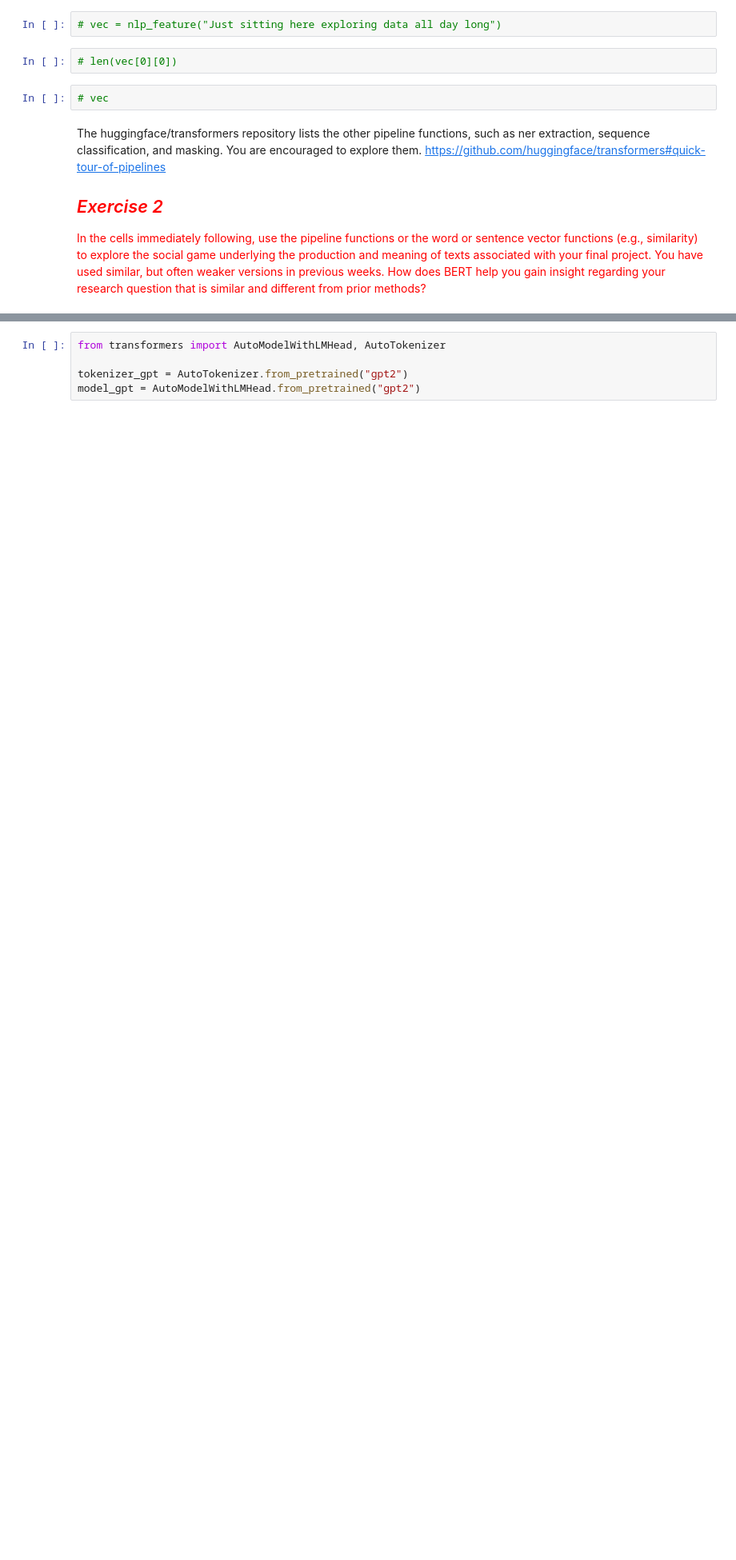
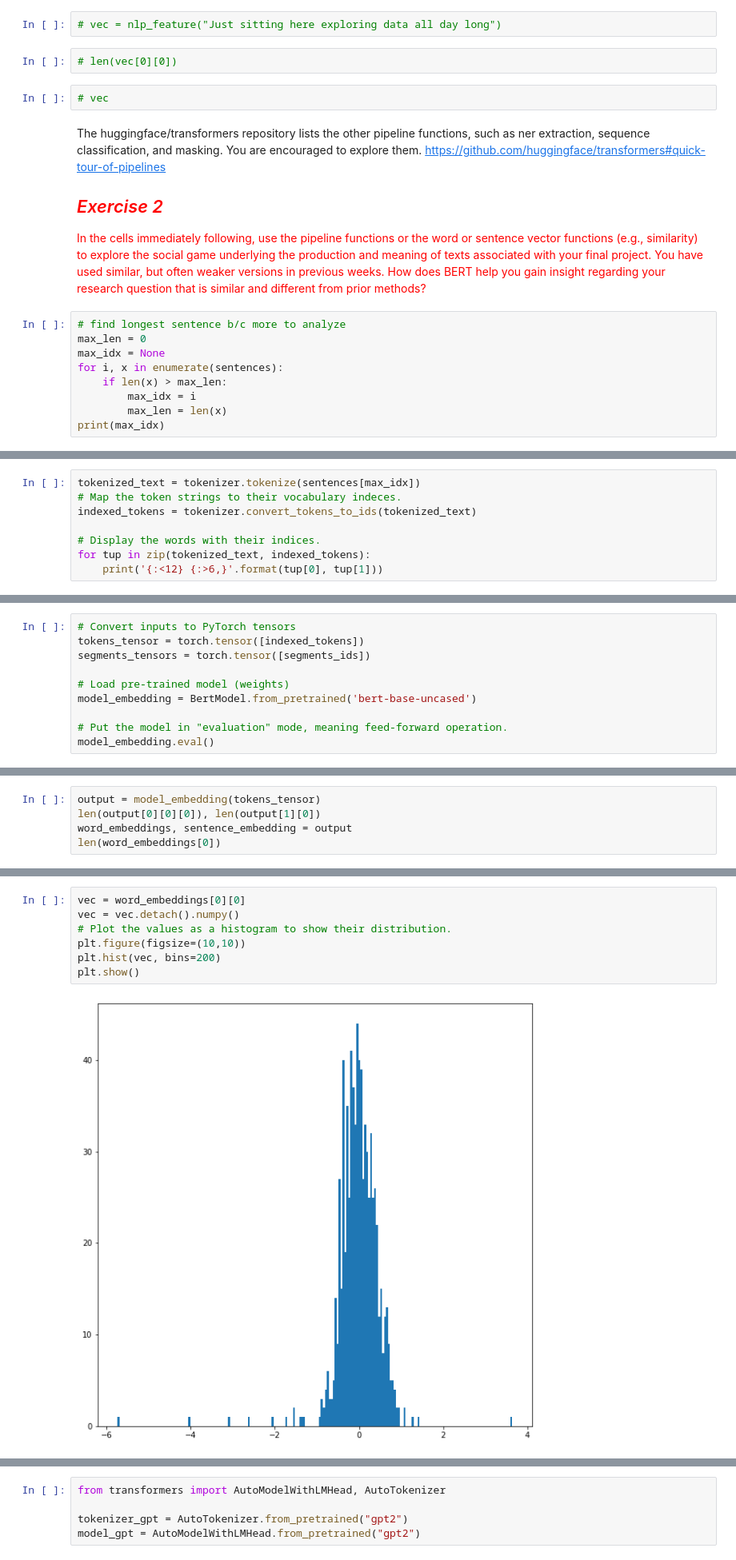
Before and after one commit to katykoenig/Content-Analysis-2020, a Jupyter notebook: week-8/8-Deep-Neural-Nets-and-Text.ipynb, the cells around one changed output, grey strips where cells are left out. Shown: that part at 80% size. Saved outputs shown, nothing was run; the diff lists cells and outputs as text; blank space fills up the shorter version.

```diff
--- a/week-8/8-Deep-Neural-Nets-and-Text.ipynb
+++ b/week-8/8-Deep-Neural-Nets-and-Text.ipynb
@@ -1480,3 +1480,12 @@ https://github.com/huggingface/transformers#quick-tour-of-pipelines
 ## <span style="color:red">*Exercise 2*</span>
 
 <span style="color:red">In the cells immediately following, use the pipeline functions or the word or sentence vector functions (e.g., similarity) to explore the social game underlying the production and meaning of texts associated with your final project. You have used similar, but often weaker versions in previous weeks. How does BERT help you gain insight regarding your research question that is similar and different from prior methods?
+# %%
+# find longest sentence b/c more to analyze
+max_len = 0
+max_idx = None
+for i, x in enumerate(sentences):
+    if len(x) > max_len:
+        max_idx = i
+        max_len = len(x)
+print(max_idx)
@@ -1482,0 +1494,8 @@ https://github.com/huggingface/transformers#quick-tour-of-pipelines
+# %%
+tokenized_text = tokenizer.tokenize(sentences[max_idx])
+# Map the token strings to their vocabulary indeces.
+indexed_tokens = tokenizer.convert_tokens_to_ids(tokenized_text)
+
+# Display the words with their indices.
+for tup in zip(tokenized_text, indexed_tokens):
+    print('{:<12} {:>6,}'.format(tup[0], tup[1]))
@@ -1482,0 +1525,10 @@ https://github.com/huggingface/transformers#quick-tour-of-pipelines
+# %%
+# Convert inputs to PyTorch tensors
+tokens_tensor = torch.tensor([indexed_tokens])
+segments_tensors = torch.tensor([segments_ids])
+
+# Load pre-trained model (weights)
+model_embedding = BertModel.from_pretrained('bert-base-uncased')
+
+# Put the model in "evaluation" mode, meaning feed-forward operation.
+model_embedding.eval()
@@ -1482,0 +1555,5 @@ https://github.com/huggingface/transformers#quick-tour-of-pipelines
+# %%
+output = model_embedding(tokens_tensor)
+len(output[0][0][0]), len(output[1][0])
+word_embeddings, sentence_embedding = output
+len(word_embeddings[0])
@@ -1482,0 +1562,9 @@ https://github.com/huggingface/transformers#quick-tour-of-pipelines
+# %%
+vec = word_embeddings[0][0]
+vec = vec.detach().numpy()
+# Plot the values as a histogram to show their distribution.
+plt.figure(figsize=(10,10))
+plt.hist(vec, bins=200)
+plt.show()
+# %% [output]
+[figure, added]
```
Also changed, not shown: parts of 14 cells of this notebook.
